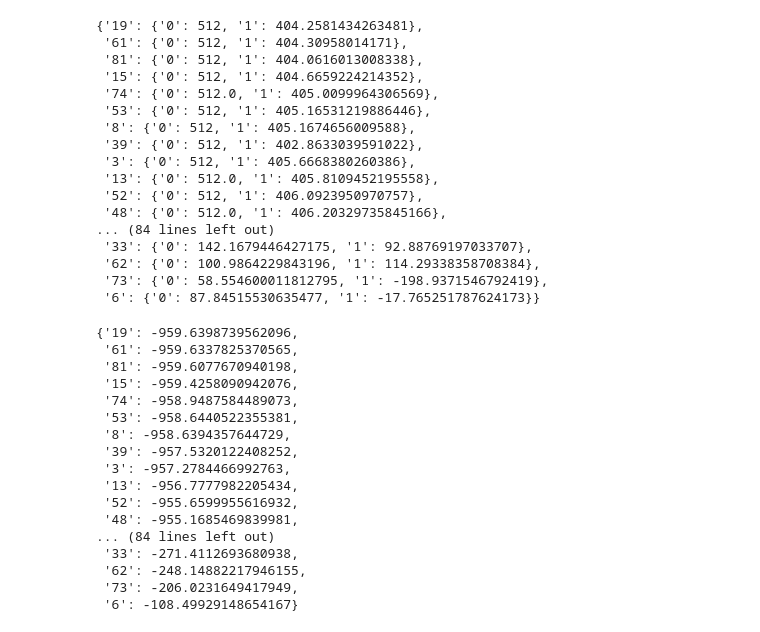
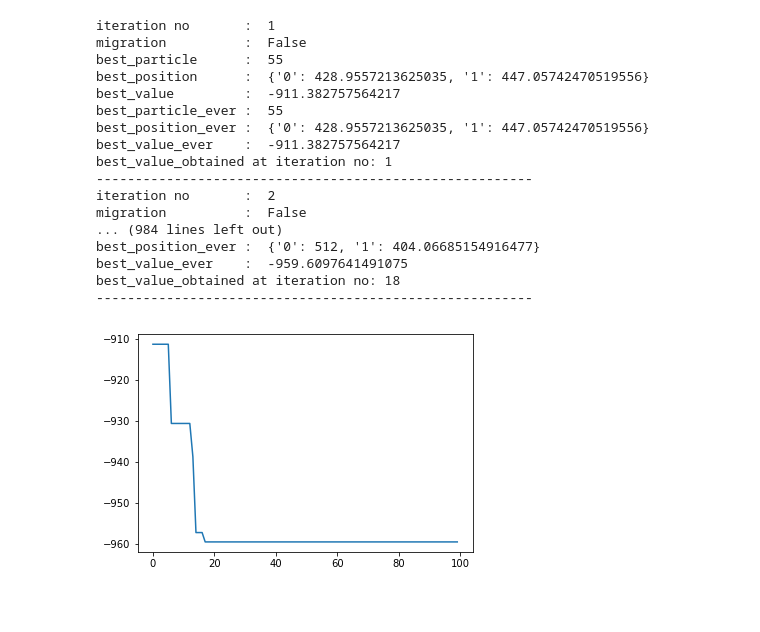
Before and after one commit to ibrahimkaya754/Particle-Swarm-Optimization-PSO-, a Jupyter notebook: PSO.ipynb, the cells around one changed output. Drawn from its saved outputs; the diff is of its cells as text; code cells hidden in the pictures; blank space fills up the shorter version.

```diff
--- a/PSO.ipynb
+++ b/PSO.ipynb
@@ -360,40 +383,22 @@ best_value_ever    :  -959.6398739562096
-# %%
-particles.best_position_ever
-# %% [output]
-{'19': {'0': 512, '1': 404.2581434263481},
- '61': {'0': 512, '1': 404.30958014171},
- '81': {'0': 512, '1': 404.0616013008338},
- '15': {'0': 512, '1': 404.6659224214352},
- '74': {'0': 512.0, '1': 405.0099964306569},
- '53': {'0': 512, '1': 405.16531219886446},
- '8': {'0': 512, '1': 405.1674656009588},
- '39': {'0': 512, '1': 402.8633039591022},
- '3': {'0': 512, '1': 405.6668380260386},
- '13': {'0': 512.0, '1': 405.8109452195558},
- '52': {'0': 512, '1': 406.0923950970757},
- '48': {'0': 512.0, '1': 406.20329735845166},
-... (84 lines left out)
- '33': {'0': 142.1679446427175, '1': 92.88769197033707},
- '62': {'0': 100.9864229843196, '1': 114.29338358708384},
- '73': {'0': 58.554600011812795, '1': -198.9371546792419},
- '6': {'0': 87.84515530635477, '1': -17.765251787624173}}
-# %%
-particles.fitness_values['best_sorted']
-# %% [output]
-{'19': -959.6398739562096,
- '61': -959.6337825370565,
- '81': -959.6077670940198,
- '15': -959.4258090942076,
- '74': -958.9487584489073,
- '53': -958.6440522355381,
- '8': -958.6394357644729,
- '39': -957.5320122408252,
- '3': -957.2784466992763,
- '13': -956.7777982205434,
- '52': -955.6599955616932,
- '48': -955.1685469839981,
-... (84 lines left out)
- '33': -271.4112693680938,
- '62': -248.14882217946155,
- '73': -206.0231649417949,
- '6': -108.49929148654167}
+# %%
+# Iterate Optimization
+particles.update(iteration=100)
+# %% [output]
+iteration no       :  1
+migration          :  False
+best_particle      :  55
+best_position      :  {'0': 428.9557213625035, '1': 447.05742470519556}
+best_value         :  -911.382757564217
+best_particle_ever :  55
+best_position_ever :  {'0': 428.9557213625035, '1': 447.05742470519556}
+best_value_ever    :  -911.382757564217
+best_value_obtained at iteration no: 1
+--------------------------------------------------------
+iteration no       :  2
+migration          :  False
+... (984 lines left out)
+best_position_ever :  {'0': 512, '1': 404.06685154916477}
+best_value_ever    :  -959.6097641491075
+best_value_obtained at iteration no: 18
+--------------------------------------------------------
+[figure, added]
```
Also changed, not shown: parts of 15 cells of this notebook, 1 other file.
